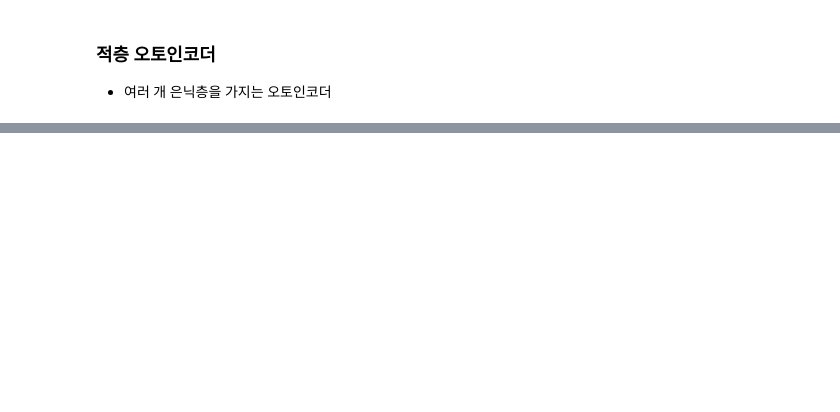
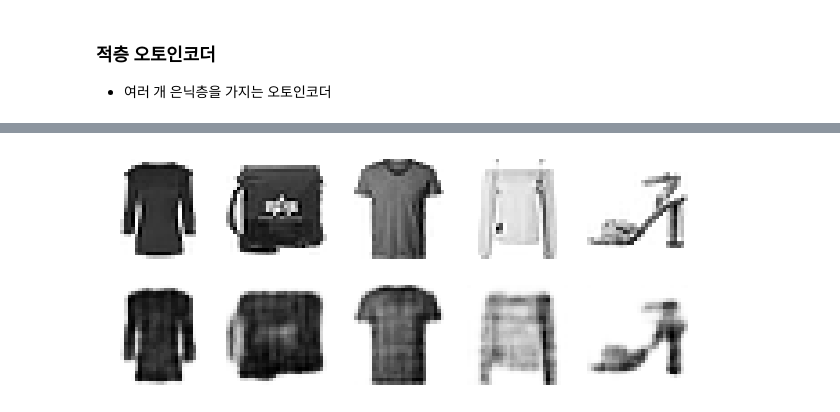
Before and after one commit to 12L-zl/Handson_, a Jupyter notebook: CH17_오토인코더와 GAN을 사용한 표현 학습과 생성적 학습.ipynb, the cells around one changed output, grey strips where cells are left out. Cells and saved outputs as stored; diff of their text form; code cells hidden in the pictures; blank space fills up the shorter version.

```diff
--- a/CH17_오토인코더와 GAN을 사용한 표현 학습과 생성적 학습.ipynb
+++ b/CH17_오토인코더와 GAN을 사용한 표현 학습과 생성적 학습.ipynb
@@ -125,0 +284,23 @@ plt.show()
+# %%
+conv_encoder = keras.models.Sequential([
+    keras.layers.Reshape([28, 28, 1], input_shape=[28, 28]),
+    keras.layers.Conv2D(16, kernel_size=3, padding="SAME", activation="selu"),
+    keras.layers.MaxPool2D(pool_size=2),
+    keras.layers.Conv2D(32, kernel_size=3, padding="SAME", activation="selu"),
+    keras.layers.MaxPool2D(pool_size=2),
+    keras.layers.Conv2D(64, kernel_size=3, padding="SAME", activation="selu"),
+    keras.layers.MaxPool2D(pool_size=2)
+])
+conv_decoder = keras.models.Sequential([
+    keras.layers.Conv2DTranspose(32, kernel_size=3, strides=2, padding="VALID", activation="selu",
+                                 input_shape=[3, 3, 64]),
+    keras.layers.Conv2DTranspose(16, kernel_size=3, strides=2, padding="SAME", activation="selu"),
+    keras.layers.Conv2DTranspose(1, kernel_size=3, strides=2, padding="SAME", activation="sigmoid"),
+    keras.layers.Reshape([28, 28])
+])
+conv_ae = keras.models.Sequential([conv_encoder, conv_decoder])
+
+conv_ae.compile(loss="binary_crossentropy", optimizer=keras.optimizers.SGD(learning_rate=1.0),
+                metrics=[rounded_accuracy])
+history = conv_ae.fit(X_train, X_train, epochs=5,
+                      validation_data=(X_valid, X_valid))
@@ -125,0 +358,4 @@ plt.show()
+# %%
+show_reconstructions(conv_ae)
+plt.show()
+# %% [output]
@@ -125,0 +364 @@ plt.show()
+[figure, added]
```
Also changed, not shown: parts of 26 cells of this notebook.
